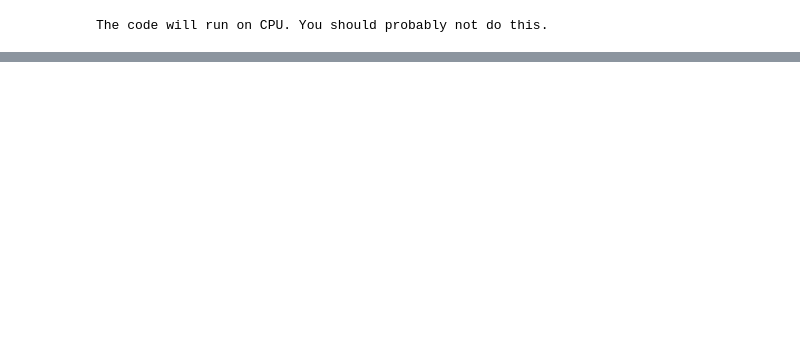
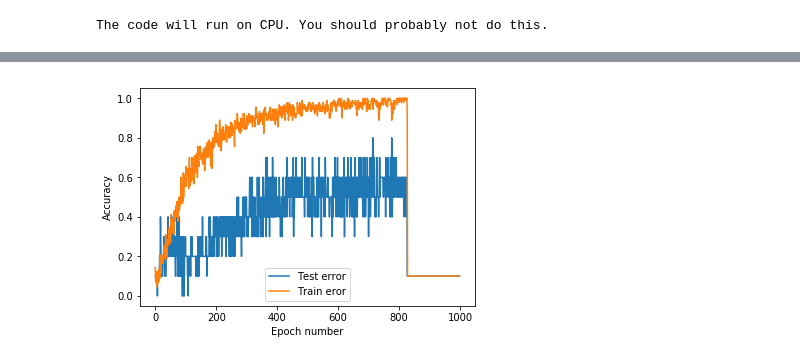
Before and after one commit to realnikolaj/02445, a Jupyter notebook: project1_NN.ipynb, the cells around one changed output, grey strips where cells are left out. Saved outputs shown, nothing was run; the diff lists cells and outputs as text; code cells hidden in the pictures; blank space fills up the shorter version.

```diff
--- a/project1_NN.ipynb
+++ b/project1_NN.ipynb
@@ -50,5 +67,5 @@ trainset =
 # %%
-batch_size=5
+batch_size=10
 
 train_loader = DataLoader(trainset, batch_size=batch_size, shuffle=True, num_workers=0)
 test_loader = DataLoader(testset, batch_size=batch_size, shuffle=False, num_workers=0)
@@ -55,37 +113,29 @@ test_loader = DataLoader(testset, batch_size=batch_size, shuffle=False, num_work
 # %%
 class LinearNet(nn.Module):
-    def __init__(self,years):
+    def __init__(self,p):
         super(LinearNet, self).__init__()
 
-        self.linear = nn.Sequential(nn.Linear(in_features=300,out_features=600),
+        self.linear = nn.Sequential(nn.Linear(in_features=300,out_features=500),
                                     nn.ReLU(),
-                                    nn.Dropout(),
-                                    nn.Linear(600,400),
+                                    nn.Linear(500,300),
                                     nn.ReLU(),
-                                    nn.Dropout(),
-                                    nn.Linear(400,200),
+                                    nn.Dropout(p=p),
+                                    nn.Linear(300,200),
                                     nn.ReLU(),
-                                    nn.Dropout(),
+                                    nn.Dropout(p=p),
                                     nn.Linear(200,100),
                                     nn.ReLU(),
-                                    nn.Dropout(),
-                                    nn.Linear(100,50),
-                                    nn.ReLU(),
-                                    nn.Dropout(),
-                                    nn.Linear(50,1),
-                                    nn.Softmax())
+                                    nn.Linear(100,10),
+                                    nn.Softmax(dim=1))
 
 
 
     def forward(self, x): #x = [batch_size,100,3]
         x = x.view(x.shape[0],-1)
         x = self.linear(x)
-        x = x.view(-1)
         return x
 # %%
-model = LinearNet(years)
+model = LinearNet(p=0.40)
 model.to(device)
-lr = 1e-3
+lr = 1e-4
 optimizer = optim.Adam(model.parameters(), lr=lr)
-
-critirion = nn.CrossEntropyLoss()
@@ -132,0 +142,2 @@ for epoch in tqdm(range(num_epochs), unit='epoch'):
+# %%
+test_acc, train_acc = train(model, optimizer,num_epochs=1000)
@@ -132,0 +158,9 @@ for epoch in tqdm(range(num_epochs), unit='epoch'):
+# %%
+plt.plot(test_acc)
+plt.plot(train_acc)
+plt.legend(('Test error','Train eror'))
+plt.xlabel('Epoch number')
+plt.ylabel('Accuracy')
+plt.show()
+# %% [output]
+[figure, added]
```
Also changed, not shown: parts of 9 cells of this notebook, 1 other file.
